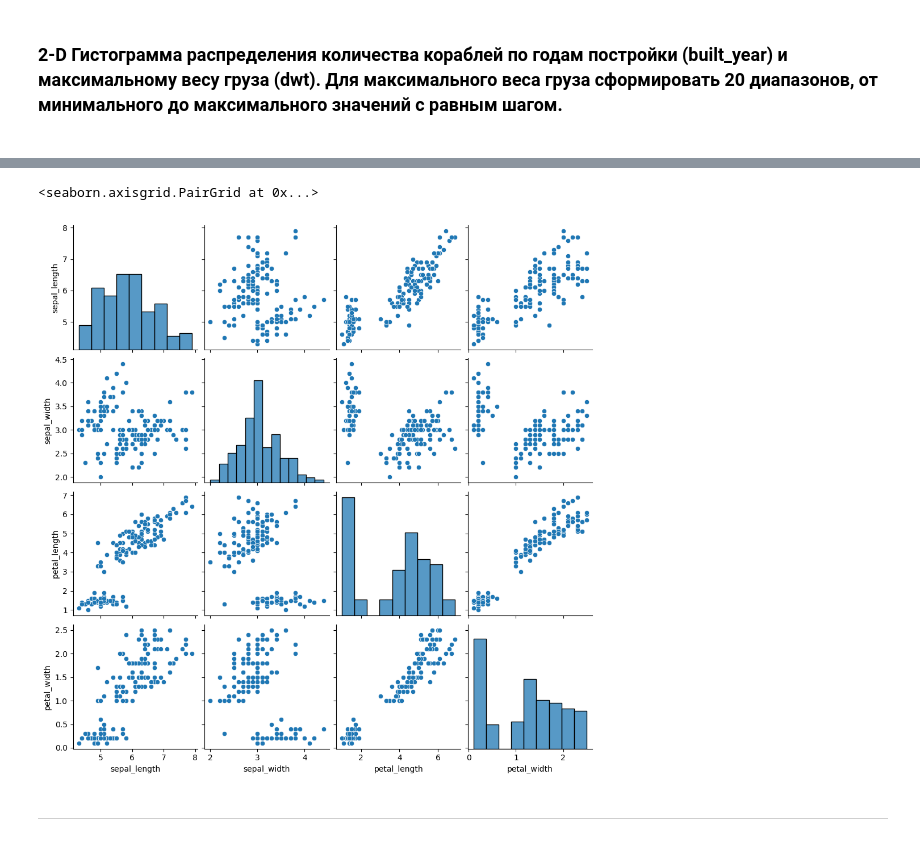
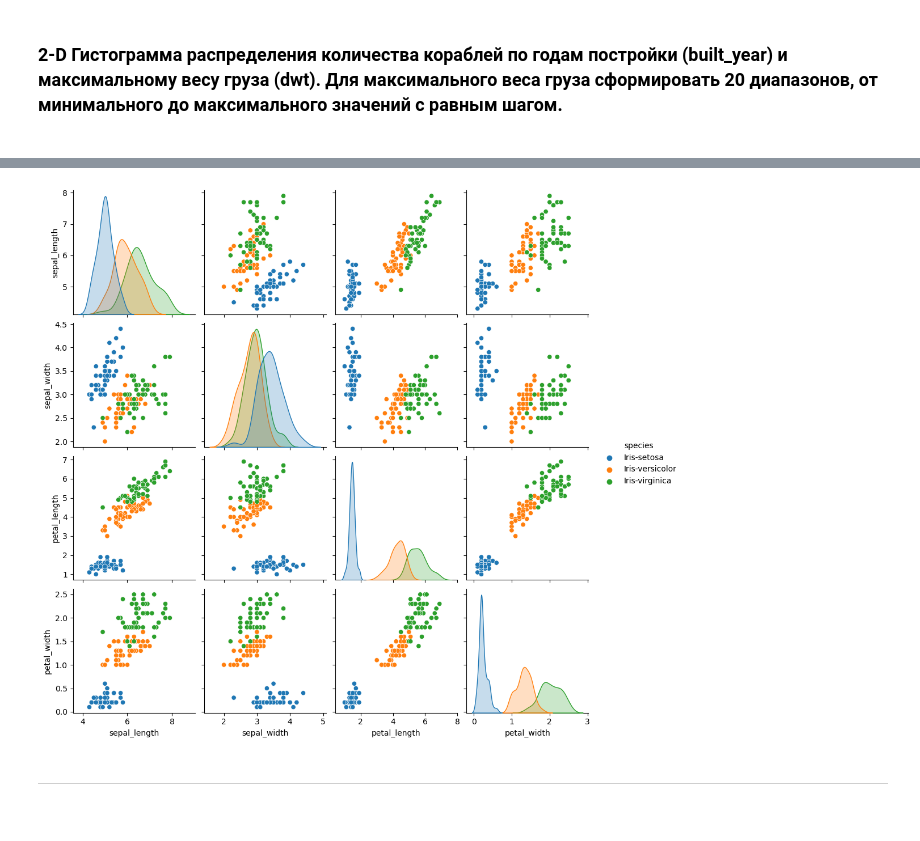
Before and after one commit to YaPP-BMSTU/yapp_labs_Renat, a Jupyter notebook: anaconda/jupiter/task1.ipynb, the cells around one changed output, grey strips where cells are left out. Saved outputs shown, nothing was run; the diff lists cells and outputs as text; code cells hidden in the pictures.

```diff
--- a/anaconda/jupiter/task1.ipynb
+++ b/anaconda/jupiter/task1.ipynb
@@ -49,9 +74,8 @@ ___
 # %%
 iris = pd.read_csv('IRIS.csv')
-sb.pairplot(iris)
+pp = sb.pairplot(iris, hue='species')
 # %% [output]
-<seaborn.axisgrid.PairGrid at 0x...>
-[figure, old version]
+[figure, new version]
 # %% [markdown]
 ___
 # %% [markdown]
```
Also changed, not shown: parts of 12 cells of this notebook, 4 other files.
